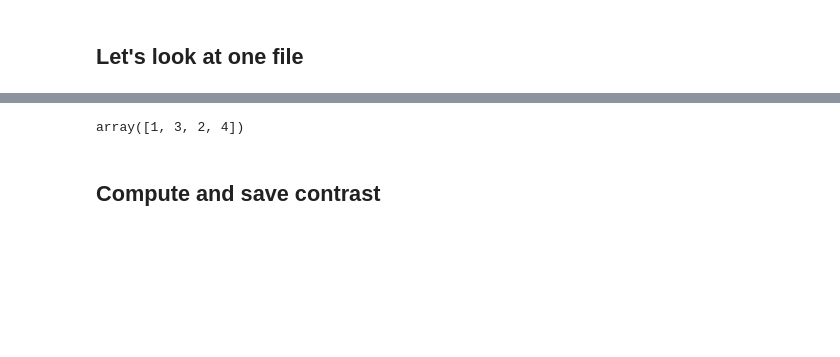
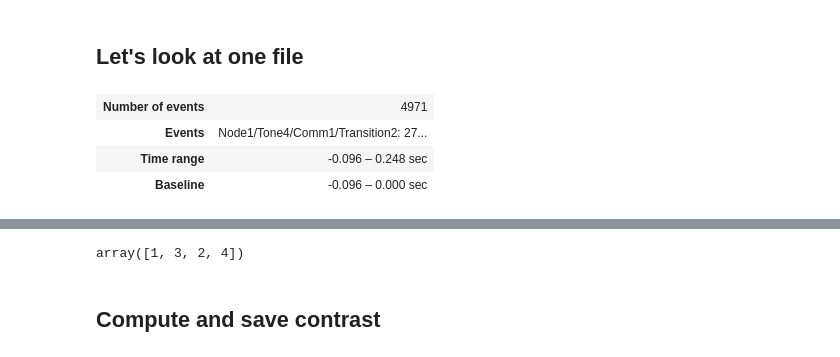
Before and after one commit to hoechenberger/neurospin-mne-hackathon-2022, a Jupyter notebook: 04-stats.ipynb, the cells around one changed output, grey strips where cells are left out. Cells and saved outputs as stored; diff of their text form; code cells hidden in the pictures; blank space fills up the shorter version.

```diff
--- a/04-stats.ipynb
+++ b/04-stats.ipynb
@@ -18,5 +19,11 @@ N_JOBS = 1
 # %%
 subject = "04"
 meg_subject_dir = Path(f'lb_analysis_sparse/import_metadata/sub-{subject}/meg/')
 epochs_fname = meg_subject_dir / f"sub-{subject}_task-sparse_metadata_proc-clean_epo.fif"
 epochs = mne.read_epochs(epochs_fname)
+epochs
+# %% [output]
+| Number of events | 4971 |
+| Events | Node1/Tone4/Comm1/Transition2: 27... |
+| Time range | -0.096 – 0.248 sec |
+| Baseline | -0.096 – 0.000 sec |
```
Also changed, not shown: parts of 9 cells of this notebook.
